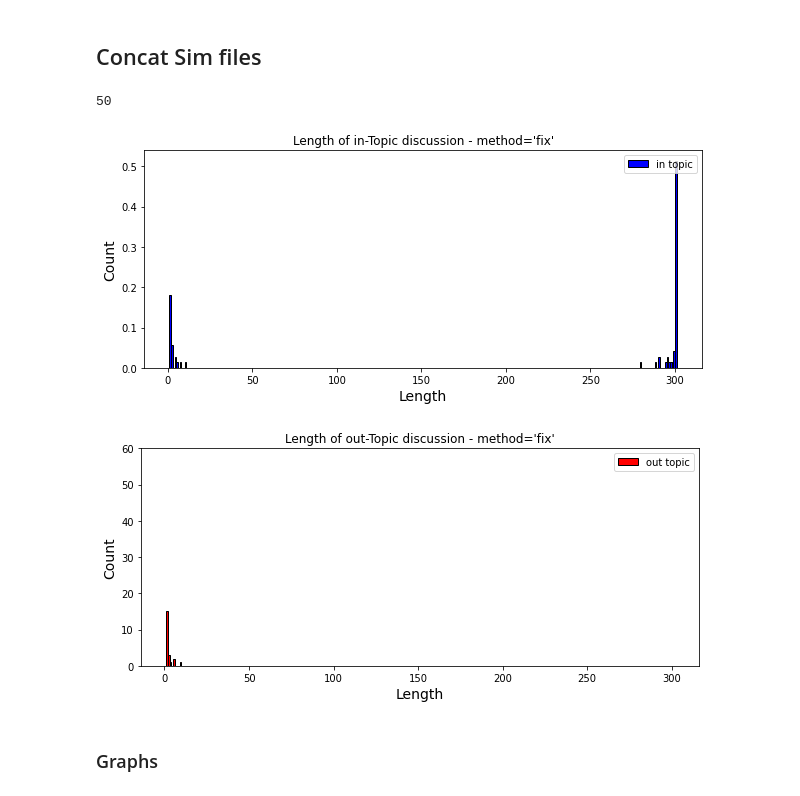
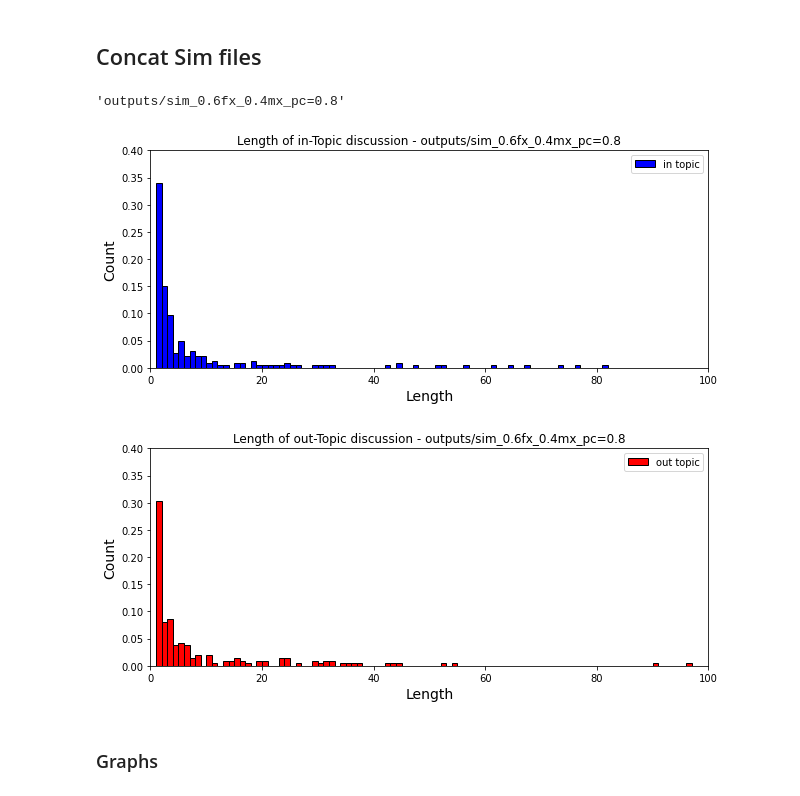
Before and after one commit to DEISI-ULHT-TFC-2021-22/TFC-DEISI258-Modelamento-multi-agente-de-intera-es-em-grupos-sociais, a Jupyter notebook: pynetlogo_ku.ipynb, the cells around one changed output. Saved outputs shown, nothing was run; the diff lists cells and outputs as text; code cells hidden in the pictures.

```diff
--- a/pynetlogo_ku.ipynb
+++ b/pynetlogo_ku.ipynb
@@ -123,28 +127,23 @@ reported_columns = [
     "length last [board_history] of one-of boards"
 ]
 
-method = "General Fix"
-method_short = "old" if method == "General" else "fix"
-netlogo.command(f'set Method "Attention Norm - {method}"') # General / General Fix
-
 # Agent properties
 
-m_exploit_rate = 0.55
-f_exploit_rate = 0.45
-
-
-# TODO : TESTAR UPPER CLASS
-
-
-
+m_exploit_rate = 0.4
+f_exploit_rate = 0.6
+posting_chance = 0.8
 
 netlogo.command(f"set female_prob_exploit {f_exploit_rate}")
 netlogo.command(f"set male_prob_exploit {m_exploit_rate}")
+netlogo.command(f"set posting_chance {posting_chance}")
 netlogo.command("set number_of_agents 15")
+netlogo.command(f'set Method "Attention Norm"')
 
 # create path if it doesnt exist yet
-folder_path = f"outputs/sim_{f_exploit_rate}fx_{m_exploit_rate}mx_{method_short}"
+folder_path = f"outputs/sim_{f_exploit_rate}fx_{m_exploit_rate}mx_{posting_chance}pc"
 if not os.path.exists(folder_path): os.makedirs(folder_path)
+
+# testing with posting chance at 80%
 # %%
 for i in range(1, simulation_times + 1):
     netlogo.command("setup")
@@ -198,7 +195,7 @@ def plot_topic_histogram(in_topic, out_topic, method, normalised=False):
     plt.legend(loc='upper right')
     plt.show()
 
-def plot_one_topic_histogram(topic, topic_type, method, normalised=False):
+def plot_one_topic_histogram(topic, topic_type, info, normalised=False):
     fig = plt.figure(figsize=(10,4))
     fig.patch.set_facecolor('white')
 
@@ -213,44 +210,46 @@ def plot_one_topic_histogram(topic, topic_type, method, normalised=False):
     plt.hist(topic, label=f"{topic_type} topic", **common_params)
     plt.xlabel("Length", size=14)
     plt.ylabel("Count", size=14)
-    plt.title(f"Length of {topic_type}-Topic discussion - {method=}")
+    plt.title(f"Length of {topic_type}-Topic discussion - {info}")
     plt.legend(loc='upper right')
 
-    # plt.xlim(0,100)
+    plt.xlim(0,100)
 
     if normalised:
-        # plt.ylim(top=0.4)
+        plt.ylim(top=0.4)
         pass
-    else:
-        plt.ylim(top = 60)
-    plt.savefig(f"{folder_path}/{topic_type}.png")
+    # else:
+    #     plt.ylim(top = 60)
+
+    plt.savefig(f"{folder_path}/{topic_type}{('_norm' * normalised)}.png")
     plt.show()
 # %% [markdown]
 ## Concat Sim files
-# %%
-simulation_times
-# %% [output]
-50
+# %%
+folder_path
+# %% [output]
+'outputs/sim_0.6fx_0.4mx_pc=0.8'
 # %%
 in_topic = []
 out_topic = []
 
 for i in range(1, simulation_times + 1):
     curr_path = f"{folder_path}/{i}.csv"
     # print(x.to_string())
 
     df = pd.read_csv(curr_path)
 
     in_, out_ = split_topics(df["Topic Divergence"].astype(int))
     in_topic += in_
     out_topic += out_
+    # print(out_topic)
 
 # TODO : Capitalize(chosen_method) ??
-plot_one_topic_histogram(in_topic, "in", method = method_short, normalised = True)
-plot_one_topic_histogram(out_topic, "out", method = method_short, normalised = False)
+plot_one_topic_histogram(in_topic, "in", folder_path, normalised = True)
+plot_one_topic_histogram(out_topic, "out", folder_path, normalised = True)
 # %% [output]
-[figure, old version]
+[figure, new version]
-[figure, old version]
+[figure, new version]
 # %%
 # plot overlapping histograms
 
```
Also changed, not shown: parts of 2 cells of this notebook, 1 other file.
